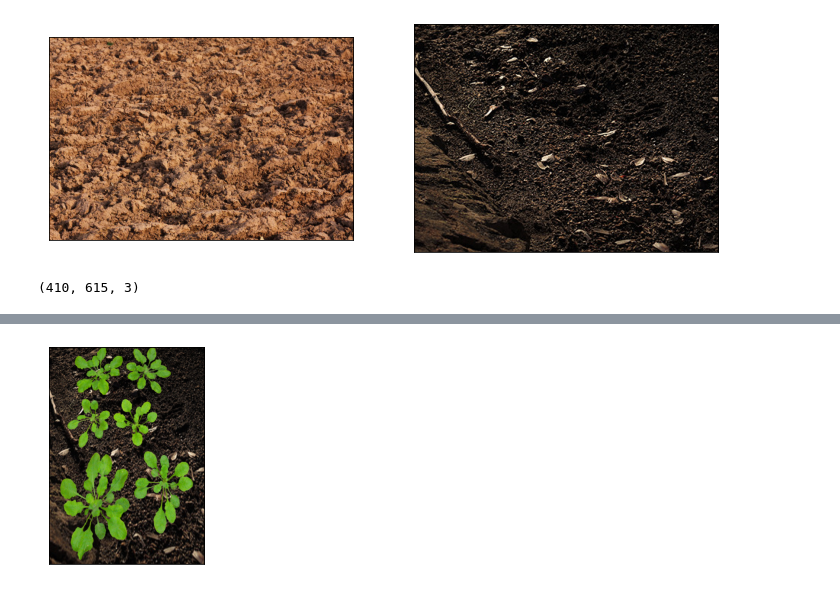
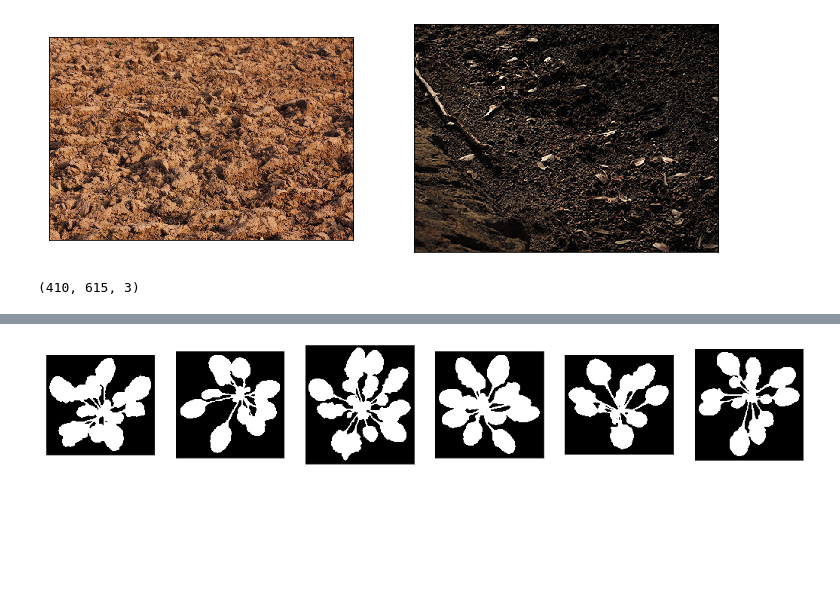
Before and after one commit to NesterukSergey/segmentation_image_augmentation, a Jupyter notebook: Drafts.ipynb, the cells around one changed output, grey strips where cells are left out. Drawn from its saved outputs; the diff is of its cells as text; code cells hidden in the pictures; blank space fills up the shorter version.

```diff
--- a/Drafts.ipynb
+++ b/Drafts.ipynb
@@ -47 +79,5 @@ background_1.shape
+# %%
+show_line(sinle_chan_masks)
+# %% [output]
+[figure, added]
 # %%
@@ -64,4 +99,0 @@ transformed = mpa.transform(images, masks)
-# %%
-show(transformed[0])
-# %% [output]
-[figure, removed]
```
Also changed, not shown: parts of 15 cells of this notebook, 12 other files.
